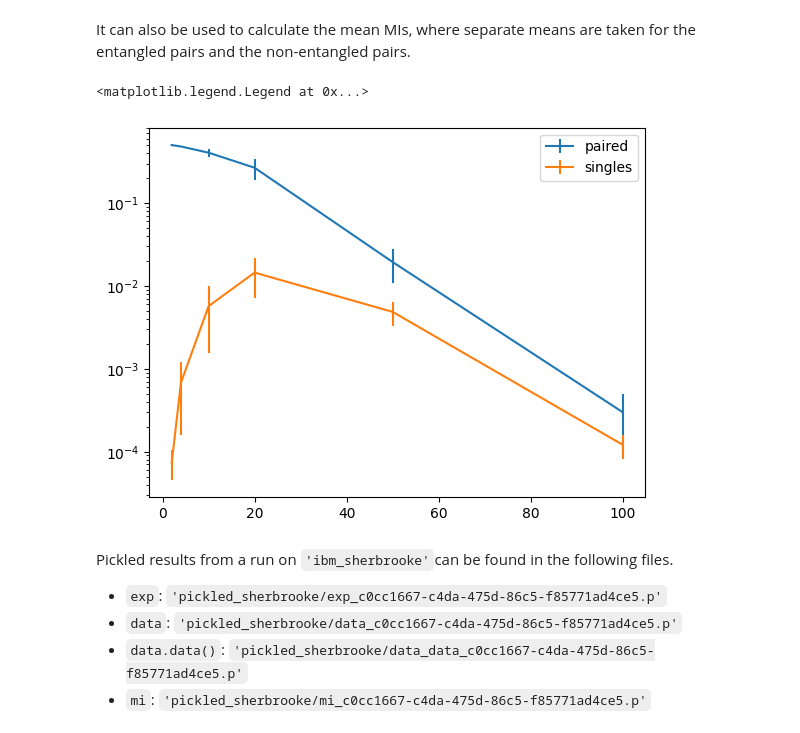
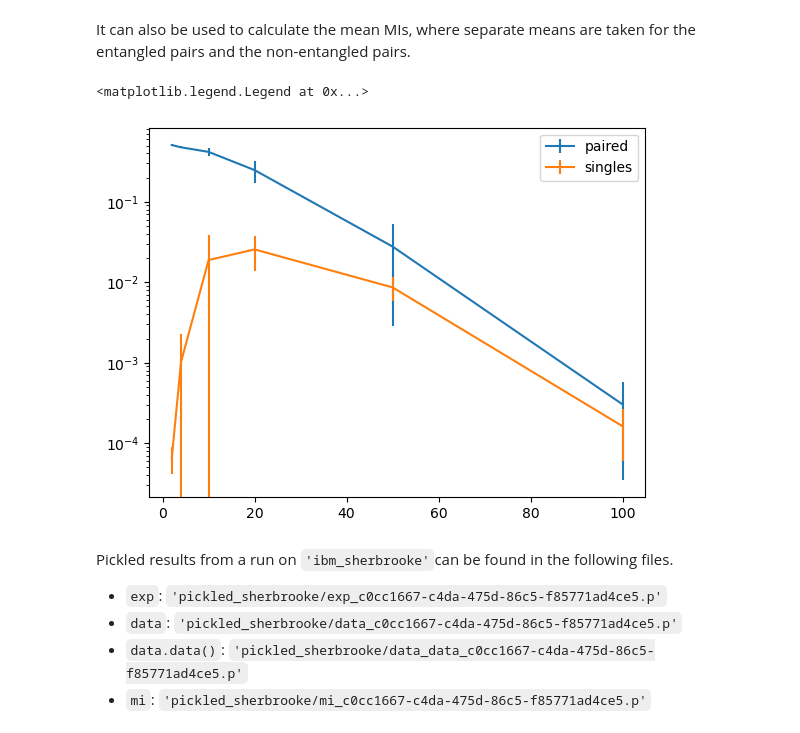
Before and after one commit to moth-quantum/qiskit-device-benchmarking, a Jupyter notebook: mirror_qa.ipynb, the cells around one changed output. Saved outputs shown, nothing was run; the diff lists cells and outputs as text; code cells hidden in the pictures.

```diff
--- a/mirror_qa.ipynb
+++ b/mirror_qa.ipynb
@@ -171,24 +171,24 @@ It can also be used to calculate the mean MIs, where separate means are taken fo
 # %%
 mmi = qa.mean_mutual_info(rb_data.data(), exp._pairs)
 
 ys = [[[] for _ in range(6)] for _ in range(2)]
 yerrs = [[], []]
 
-for p, pairtype in enumerate(["paired", "single"]):
+for p, pairtype in enumerate(["paired", "singles"]):
     for j, m in enumerate(mmi[pairtype]):
         if m is not np.nan:
             ys[p][j % 6].append(m)
     for j in range(6):
         yerrs[p].append(np.std(ys[p][j]))
         ys[p][j] = np.mean(ys[p][j])
 
 plt.errorbar(lengths, ys[0], yerr=yerrs[0], label="paired")
 plt.errorbar(lengths, ys[1], yerr=yerrs[1], label="singles")
 plt.yscale("log")
 plt.legend()
 # %% [output]
 <matplotlib.legend.Legend at 0x...>
-[figure, old version]
+[figure, new version]
 # %% [markdown]
 Pickled results from a run on `'ibm_sherbrooke'`can be found in the following files.
 
```
Also changed, not shown: parts of 4 cells of this notebook, 3 other files.
